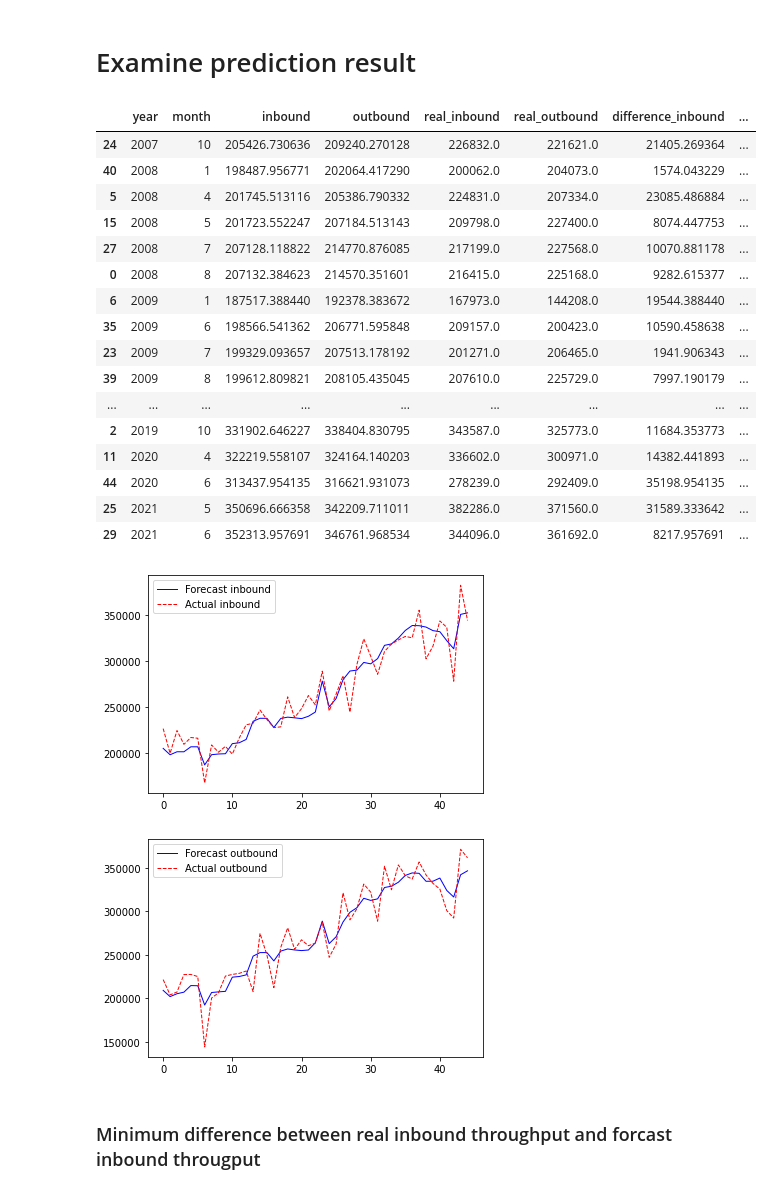
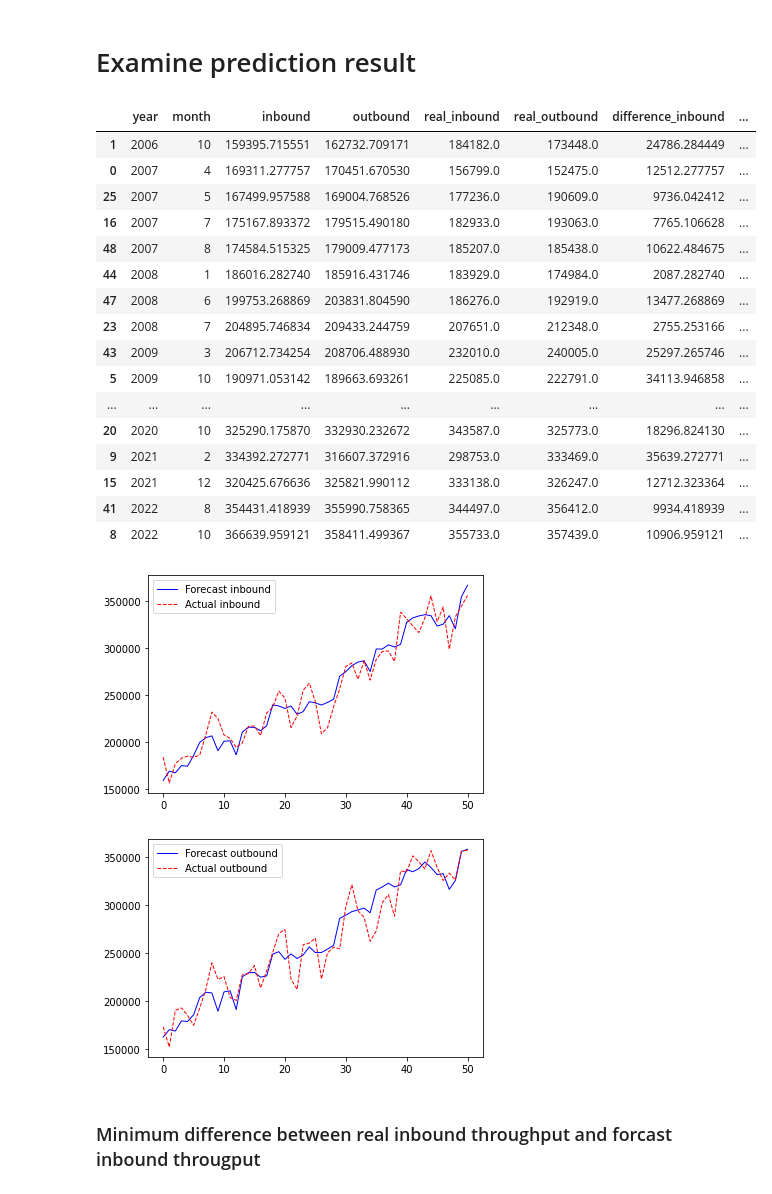
Before and after one commit to n-pitabread/container_forcast, a Jupyter notebook: container-throughput-forcast.ipynb, the cells around one changed output. Cells and saved outputs as stored; diff of their text form; code cells hidden in the pictures.

```diff
--- a/container-throughput-forcast.ipynb
+++ b/container-throughput-forcast.ipynb
@@ -110,10 +110,10 @@ from sklearn.inspection import permutation_importance
 # %% [markdown]
 First, we shift the data for 72 months for future forecasting
 # %%
-shifted_labels_df = labels_df.shift(-72)
-shifted_labels_df = shifted_labels_df.drop(labels_df.tail(72).index)
+shifted_labels_df = labels_df.shift(-48)
+shifted_labels_df = shifted_labels_df.drop(labels_df.tail(48).index)
 
-shifted_features_df = features_df.drop(features_df.tail(72).index)
+shifted_features_df = features_df.drop(features_df.tail(48).index)
 # %%
 # Convert pandas dataframe to numpy array
 feature_list = list(shifted_features_df.columns)
@@ -293,31 +293,31 @@ feature_list.remove('inflation_percentage_change')
 # %% [markdown]
 # Examine prediction result
 # %%
-prediction_df = pd.DataFrame(data={'year': map(int, test_features.T[0]+6), 'month': map(int, test_features.T[1]),
+prediction_df = pd.DataFrame(data={'year': map(int, test_features.T[0]+5), 'month': map(int, test_features.T[1]),
                                    'inbound': new_predictions.T[0], 'outbound': new_predictions.T[1],
                                   'real_inbound': test_labels.T[0], 'real_outbound': test_labels.T[1],
                                   'difference_inbound': abs(new_predictions.T[0] - test_labels.T[0]),
                                    'difference_outbound': abs(new_predictions.T[1] - test_labels.T[1])})
 prediction_df = prediction_df.sort_values(by=['year','month'])
 prediction_df
 # %% [output]
 |  | year | month | inbound | outbound | real_inbound | real_outbound | difference_inbound | ... |
-| 24 | 2007 | 10 | 205426.730636 | 209240.270128 | 226832.0 | 221621.0 | 21405.269364 | ... |
-| 40 | 2008 | 1 | 198487.956771 | 202064.417290 | 200062.0 | 204073.0 | 1574.043229 | ... |
-| 5 | 2008 | 4 | 201745.513116 | 205386.790332 | 224831.0 | 207334.0 | 23085.486884 | ... |
-| 15 | 2008 | 5 | 201723.552247 | 207184.513143 | 209798.0 | 227400.0 | 8074.447753 | ... |
-| 27 | 2008 | 7 | 207128.118822 | 214770.876085 | 217199.0 | 227568.0 | 10070.881178 | ... |
-| 0 | 2008 | 8 | 207132.384623 | 214570.351601 | 216415.0 | 225168.0 | 9282.615377 | ... |
-| 6 | 2009 | 1 | 187517.388440 | 192378.383672 | 167973.0 | 144208.0 | 19544.388440 | ... |
-| 35 | 2009 | 6 | 198566.541362 | 206771.595848 | 209157.0 | 200423.0 | 10590.458638 | ... |
-| 23 | 2009 | 7 | 199329.093657 | 207513.178192 | 201271.0 | 206465.0 | 1941.906343 | ... |
-| 39 | 2009 | 8 | 199612.809821 | 208105.435045 | 207610.0 | 225729.0 | 7997.190179 | ... |
+| 1 | 2006 | 10 | 159395.715551 | 162732.709171 | 184182.0 | 173448.0 | 24786.284449 | ... |
+| 0 | 2007 | 4 | 169311.277757 | 170451.670530 | 156799.0 | 152475.0 | 12512.277757 | ... |
+| 25 | 2007 | 5 | 167499.957588 | 169004.768526 | 177236.0 | 190609.0 | 9736.042412 | ... |
+| 16 | 2007 | 7 | 175167.893372 | 179515.490180 | 182933.0 | 193063.0 | 7765.106628 | ... |
+| 48 | 2007 | 8 | 174584.515325 | 179009.477173 | 185207.0 | 185438.0 | 10622.484675 | ... |
+| 44 | 2008 | 1 | 186016.282740 | 185916.431746 | 183929.0 | 174984.0 | 2087.282740 | ... |
+| 47 | 2008 | 6 | 199753.268869 | 203831.804590 | 186276.0 | 192919.0 | 13477.268869 | ... |
+| 23 | 2008 | 7 | 204895.746834 | 209433.244759 | 207651.0 | 212348.0 | 2755.253166 | ... |
+| 43 | 2009 | 3 | 206712.734254 | 208706.488930 | 232010.0 | 240005.0 | 25297.265746 | ... |
+| 5 | 2009 | 10 | 190971.053142 | 189663.693261 | 225085.0 | 222791.0 | 34113.946858 | ... |
 | ... | ... | ... | ... | ... | ... | ... | ... | ... |
-| 2 | 2019 | 10 | 331902.646227 | 338404.830795 | 343587.0 | 325773.0 | 11684.353773 | ... |
-| 11 | 2020 | 4 | 322219.558107 | 324164.140203 | 336602.0 | 300971.0 | 14382.441893 | ... |
-| 44 | 2020 | 6 | 313437.954135 | 316621.931073 | 278239.0 | 292409.0 | 35198.954135 | ... |
-| 25 | 2021 | 5 | 350696.666358 | 342209.711011 | 382286.0 | 371560.0 | 31589.333642 | ... |
-| 29 | 2021 | 6 | 352313.957691 | 346761.968534 | 344096.0 | 361692.0 | 8217.957691 | ... |
+| 20 | 2020 | 10 | 325290.175870 | 332930.232672 | 343587.0 | 325773.0 | 18296.824130 | ... |
+| 9 | 2021 | 2 | 334392.272771 | 316607.372916 | 298753.0 | 333469.0 | 35639.272771 | ... |
+| 15 | 2021 | 12 | 320425.676636 | 325821.990112 | 333138.0 | 326247.0 | 12712.323364 | ... |
+| 41 | 2022 | 8 | 354431.418939 | 355990.758365 | 344497.0 | 356412.0 | 9934.418939 | ... |
+| 8 | 2022 | 10 | 366639.959121 | 358411.499367 | 355733.0 | 357439.0 | 10906.959121 | ... |
 # %%
 fig, ax = plt.subplots()
 
@@ -327,7 +327,7 @@ ax.legend()
 plt.show()
 fig.savefig('forecast_vs_actual_inbound.png')
 # %% [output]
-[figure, old version]
+[figure, new version]
 # %%
 fig, ax = plt.subplots()
 
@@ -337,7 +337,7 @@ ax.legend()
 plt.show()
 fig.savefig('forecast_vs_actual_outbound.png')
 # %% [output]
-[figure, old version]
+[figure, new version]
 # %% [markdown]
 ### Minimum difference between real inbound throughput and forcast inbound througput
 # %%
```
Also changed, not shown: parts of 19 cells of this notebook.
